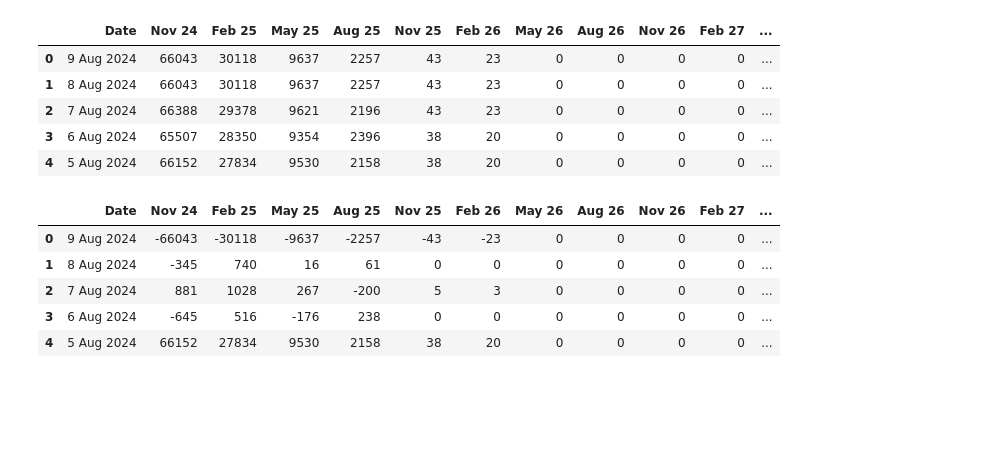
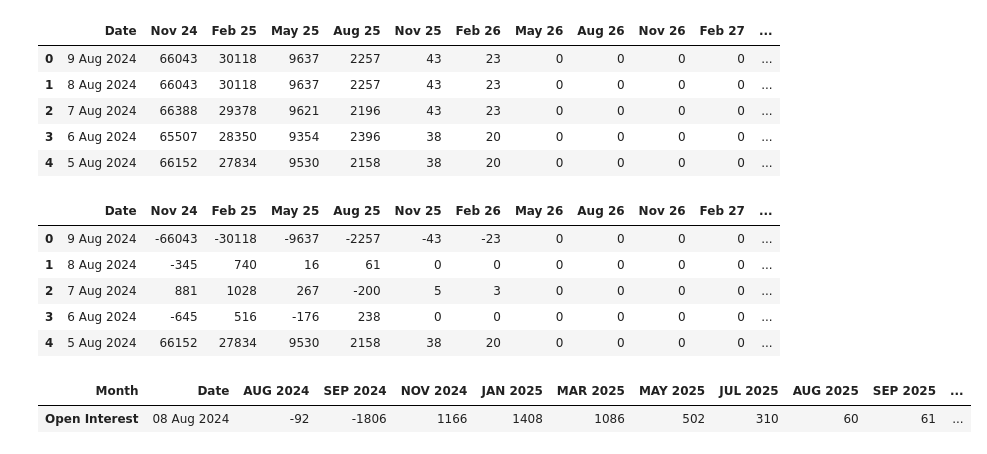
Before and after one commit to anmol201212/TacticalQuant, a Jupyter notebook: OI/OI_Automate.ipynb, the cells around one changed output. Cells and saved outputs as stored; diff of their text form; code cells hidden in the pictures; blank space fills up the shorter version.

```diff
--- a/OI/OI_Automate.ipynb
+++ b/OI/OI_Automate.ipynb
@@ -430,0 +568,14 @@ temp_df2
+# %%
+links = ['https://www.cmegroup.com/markets/agriculture/oilseeds/soybean.volume.html','https://www.cmegroup.com/markets/agriculture/oilseeds/soybean-meal.volume.html','https://www.cmegroup.com/markets/agriculture/oilseeds/soybean-oil.volume.html','https://www.cmegroup.com/markets/agriculture/grains/corn.volume.html','https://www.cmegroup.com/markets/agriculture/grains/wheat.volume.html','https://www.cmegroup.com/markets/agriculture/grains/kc-wheat.volume.html']
+products = ['Soybean','Soymeal','Soyoil','Corn','SRW','HRW']
+
+df,date_text,values = Get_data(links[0])
+temp_df1 = data_transform(df,date_text)
+temp_df1['Market Open Interest'] = values[0]
+temp_df1['Change in OI'] = values[1]
+# temp_df1.iloc[:,1:] = temp_df1.iloc[:,1:].apply(pd.to_numeric, errors='coerce')
+temp_df1.iloc[:,1:] = temp_df1.iloc[:,1:].astype(int)
+temp_df1
+# %% [output]
+| Month | Date | AUG 2024 | SEP 2024 | NOV 2024 | JAN 2025 | MAR 2025 | MAY 2025 | JUL 2025 | AUG 2025 | SEP 2025 | ... |
+| Open Interest | 08 Aug 2024 | -92 | -1806 | 1166 | 1408 | 1086 | 502 | 310 | 60 | 61 | ... |
```
Also changed, not shown: parts of 9 cells of this notebook, 9 other files.
